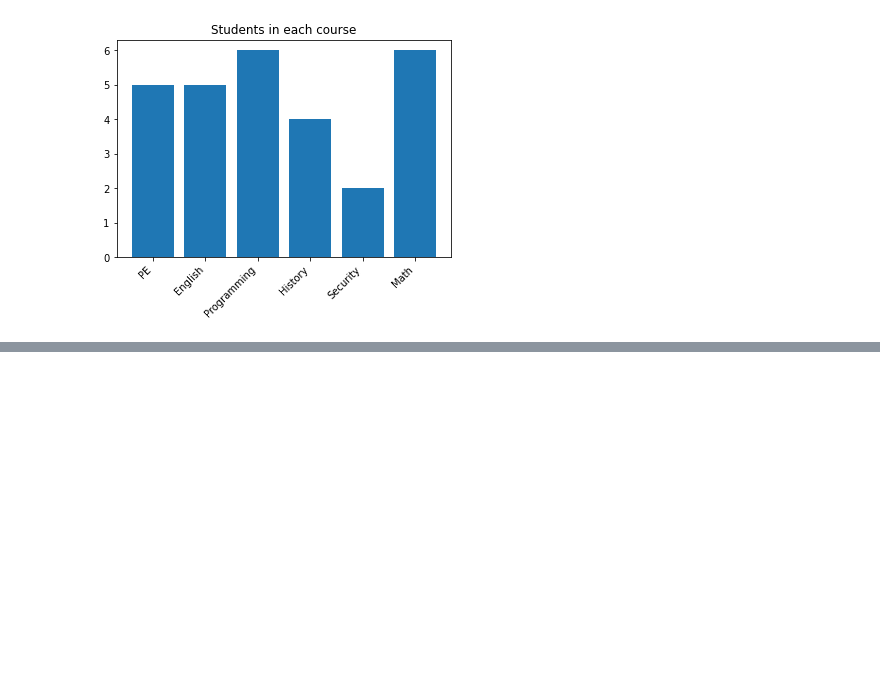
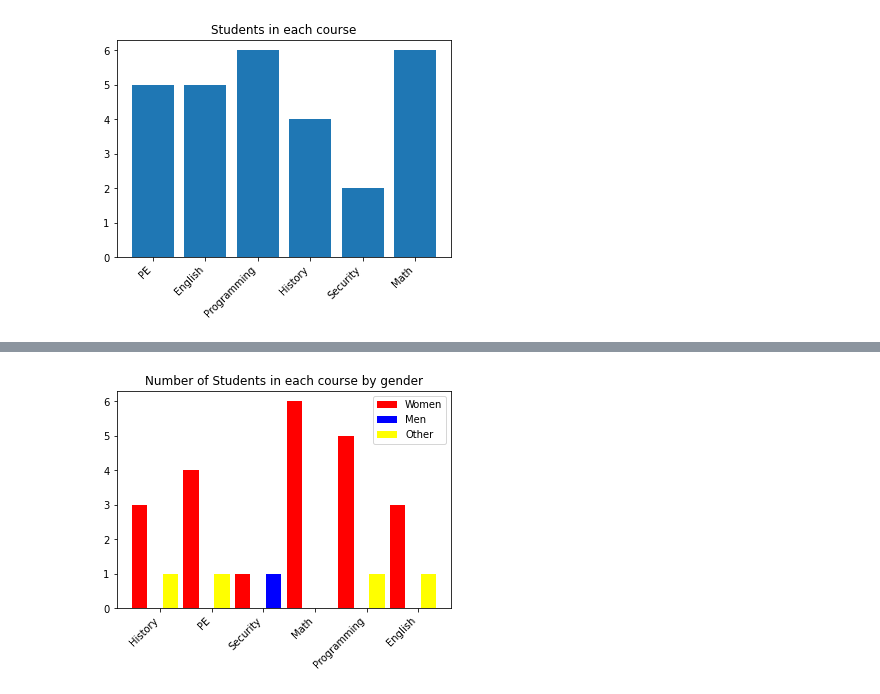
Before and after one commit to CarolineHoeg/Python2021, a Jupyter notebook: Week_03.ipynb, the cells around one changed output, grey strips where cells are left out. Drawn from its saved outputs; the diff is of its cells as text; code cells hidden in the pictures; blank space fills up the shorter version.

```diff
--- a/Week_03.ipynb
+++ b/Week_03.ipynb
@@ -311,0 +292,37 @@ show_bar_chart(other_courses)
+# %%
+# 3
+import matplotlib.pyplot as plt
+import numpy as np
+
+def get_gendered_students(gender, students):
+    return [student for student in students if student.gender == gender]
+
+def show_gendered_bar_chart(male_dict, female_dict, other_dict):
+    all_courses = {key: 0 for key in female_dict.keys()}
+    male_all_courses = all_courses.copy()
+    male_all_courses.update(male_dict)
+    other_all_courses = all_courses.copy()
+    other_all_courses.update(other_dict)
+
+    courses = [key for key in female_dict.keys()]
+    X_axis = np.arange(len(courses))
+
+    plt.bar(X_axis - 0.4, female_dict.values(), 0.3, label = 'Women')
+    plt.bar(X_axis + 0.2, male_all_courses.values(), 0.3, label = 'Men')
+    plt.bar(X_axis + 0.2, other_all_courses.values(), 0.3, label = 'Other')
+    plt.xticks(X_axis, courses, rotation=45, horizontalalignment='right',fontweight='light')
+    plt.title("Number of Students in each course by gender")
+    plt.legend()
+    plt.show()
+
+male_students = get_gendered_students('male', students)
+female_students = get_gendered_students('female', students)
+other_students = get_gendered_students('other', students)
+
+male_courses = get_dict_students_in_course(male_students)
+female_courses = get_dict_students_in_course(female_students)
+other_courses = get_dict_students_in_course(other_students)
+
+show_gendered_bar_chart(male_courses, female_courses, other_courses)
+# %% [output]
+[figure, added]
```
Also changed, not shown: parts of 1 cell of this notebook.
